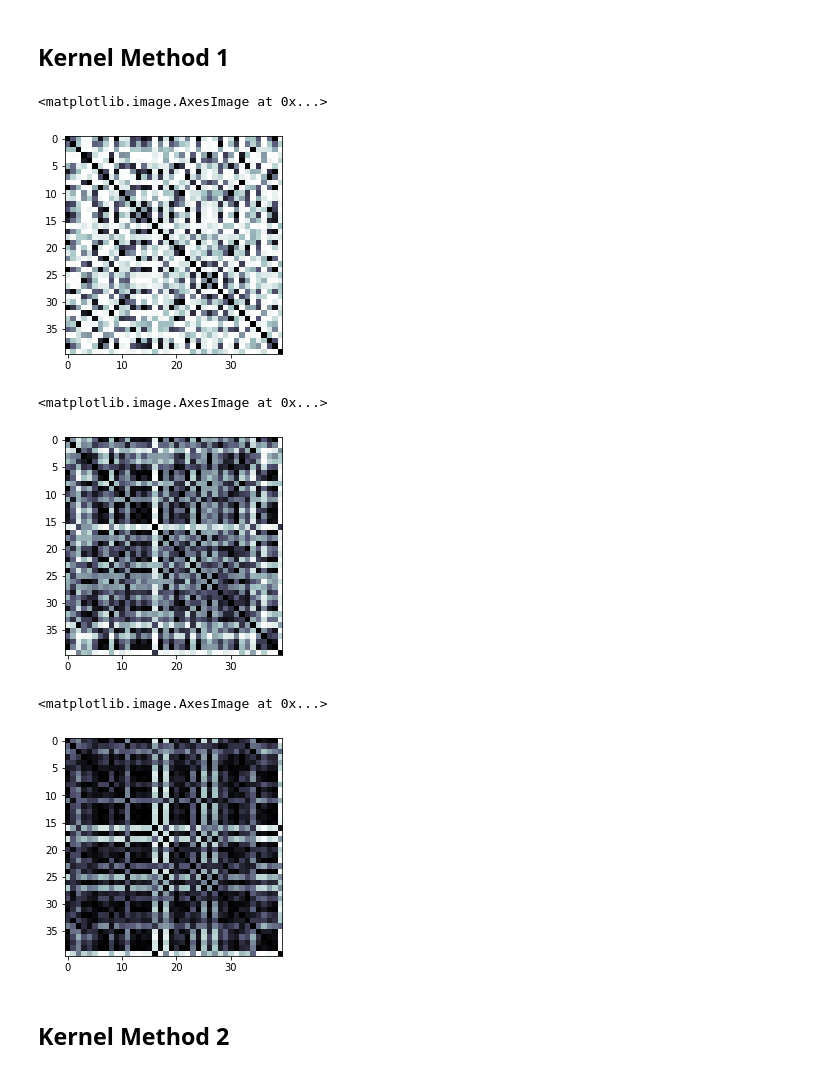
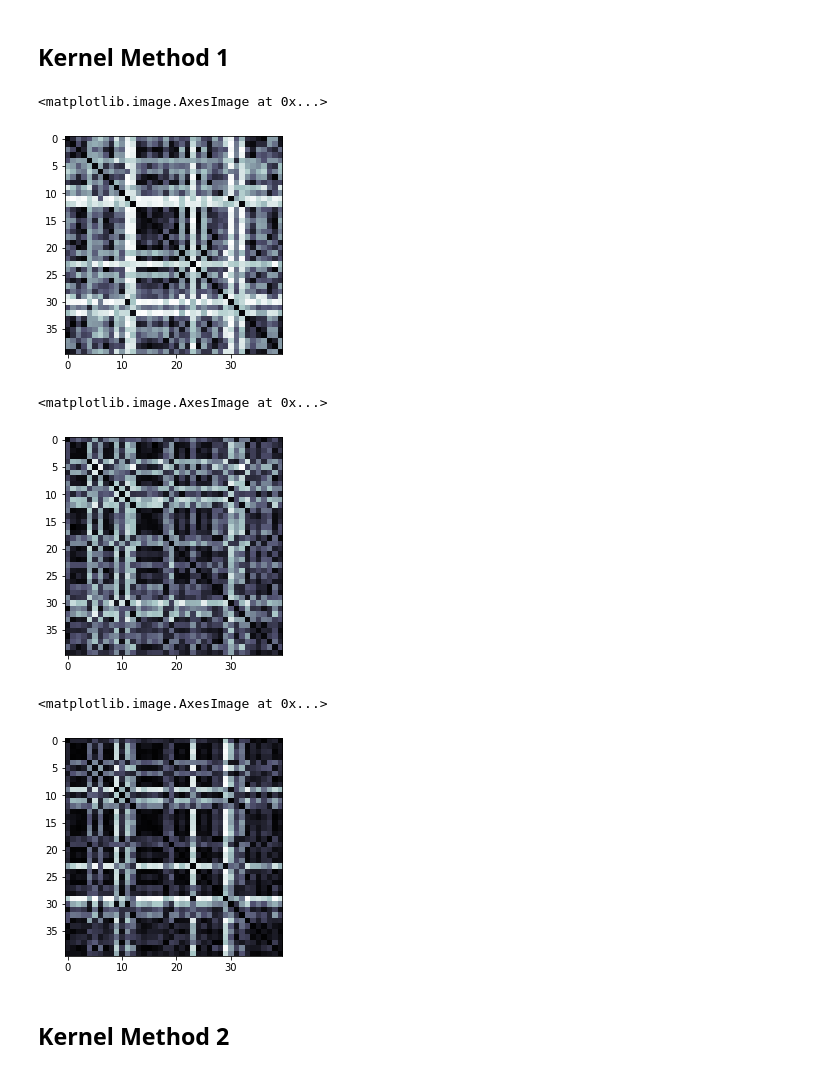
Before and after one commit to cwjsdsu/Qractice, a Jupyter notebook: Cole/VariationalQuantumClassifierPart2.ipynb, the cells around one changed output. Cells and saved outputs as stored; diff of their text form; code cells hidden in the pictures.

Commit message:
Added a complex part of the overlap of two vectors circuit

```diff
--- a/Cole/VariationalQuantumClassifierPart2.ipynb
+++ b/Cole/VariationalQuantumClassifierPart2.ipynb
@@ -599,6 +599,24 @@ def kernelCirc(x1, x2, Sx, reps=1):
     circ.measure(range(1), range(1))
     return circ
 
+def kernelCirc_complex(x1, x2, Sx, reps=1):
+    if len(x1) != len(x2):
+        raise Exception("Must have an equal number of inputs")
+    cSx1 = Sx(len(x1), x1, numMeasurements=0, invert=False, reps=reps).to_gate(label="$cS_{x_1}$").control(1)
+    cSx2 = Sx(len(x2), x2, numMeasurements=0, invert=False, reps=reps).to_gate(label="$cS_{x_2}^\dag$").control(1)
+
+    circ = QuantumCircuit(len(x1) + 1, 1)
+    circ.h(0)
+    # +1 because we have len(x1) + 1 qubits and range is not inclusive
+    circ.append(cSx1, range(len(x1) + 1))
+    circ.x(0)
+    circ.append(cSx2, range(len(x1) + 1))
+    circ.x(0)
+    circ.s(0)
+    circ.h(0)
+    circ.measure(range(1), range(1))
+    return circ
+
 def kernel(x1, x2, Sx, shots=2048, reps=1):
     circ = kernelCirc(x1, x2, Sx, reps=reps)
     backend = Aer.get_backend("qasm_simulator")
@@ -613,7 +631,22 @@ def kernel(x1, x2, Sx, shots=2048, reps=1):
         counts['1'] = 0
     p0 = counts['0']/shots
     p1 = counts['1']/shots
-    return (p0 - p1)**2
+
+    tot = (p0 - p1)**2
+    circ = kernelCirc_complex(x1, x2, Sx, reps=reps)
+
+    job = execute(circ, backend, shots=shots)
+    res = job.result()
+    counts = res.get_counts()
+
+    if '0' not in counts:
+        counts['0'] = 0
+    if '1' not in counts:
+        counts['1'] = 0
+    p0 = counts['0']/shots
+    p1 = counts['1']/shots
+
+    return tot + (p0 - p1)**2
 
 def computeGramMatrix(xs, Sx, shots=2048, reps=1):
     K = np.arange(len(xs)**2)
@@ -720,23 +761,23 @@ qsvm.construct_circuit([0, 0], [1,1]).draw('mpl')
 # %% [markdown]
 ## Kernel Method 1
 # %%
-K = computeGramMatrix(x, MyZZFeatureMap, shots=1024, reps=1)
+K = computeGramMatrix(x, MyZZFeatureMap, shots=1024, reps=2)
 plt.imshow(np.asmatrix(K), interpolation='nearest', origin='upper', cmap='bone_r')
 # %% [output]
 <matplotlib.image.AxesImage at 0x...>
-[figure, old version]
+[figure, new version]
 # %%
 K = computeGramMatrix(x, MyZFeatureMap, shots=1024)
 plt.imshow(np.asmatrix(K), interpolation='nearest', origin='upper', cmap='bone_r')
 # %% [output]
 <matplotlib.image.AxesImage at 0x...>
-[figure, old version]
+[figure, new version]
 # %%
 K = computeGramMatrix(x, MyRyFeatureMap, shots=1024)
 plt.imshow(np.asmatrix(K), interpolation='nearest', origin='upper', cmap='bone_r')
 # %% [output]
 <matplotlib.image.AxesImage at 0x...>
-[figure, old version]
+[figure, new version]
 # %% [markdown]
 ## Kernel Method 2
 # %%
```
Also changed, not shown: parts of 9 cells of this notebook.
